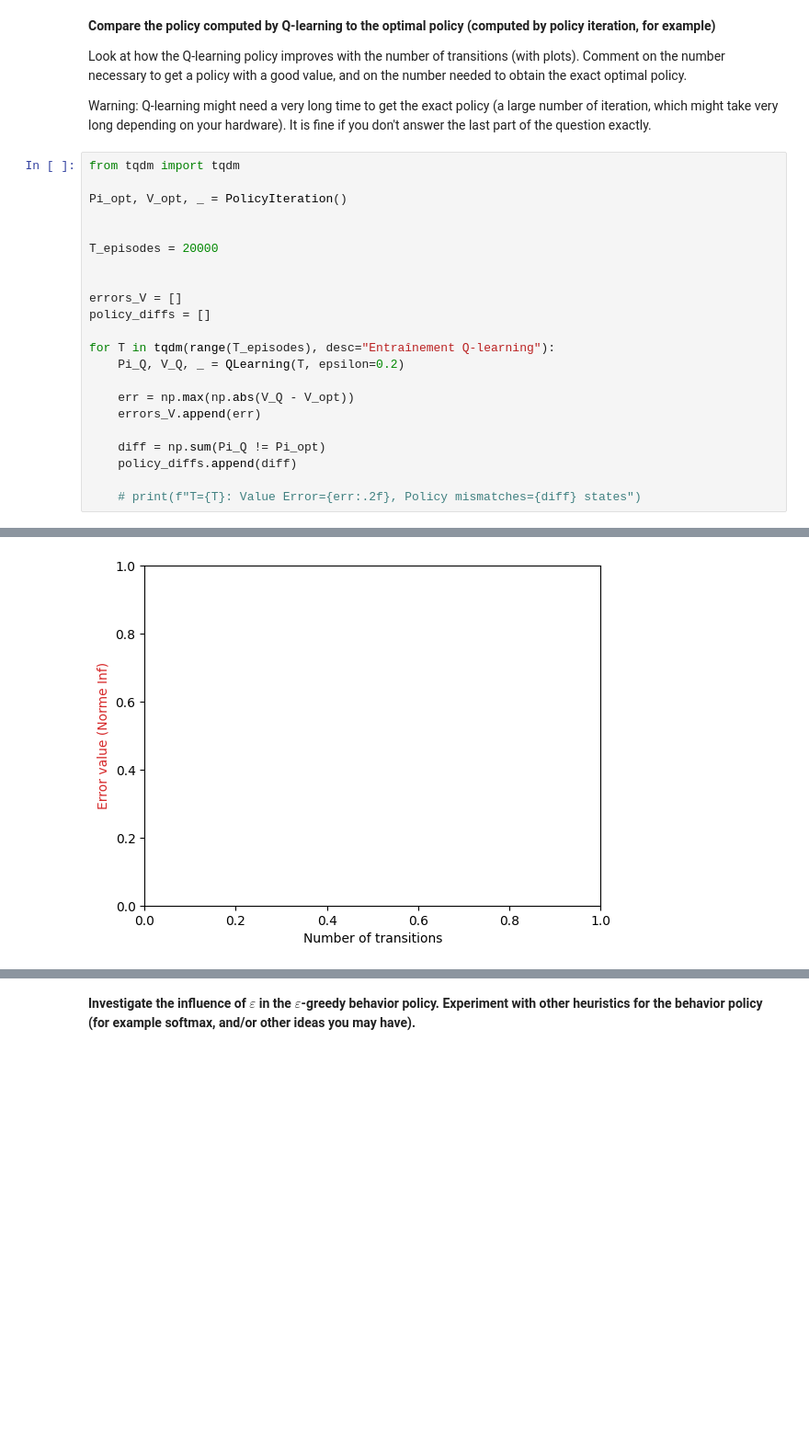
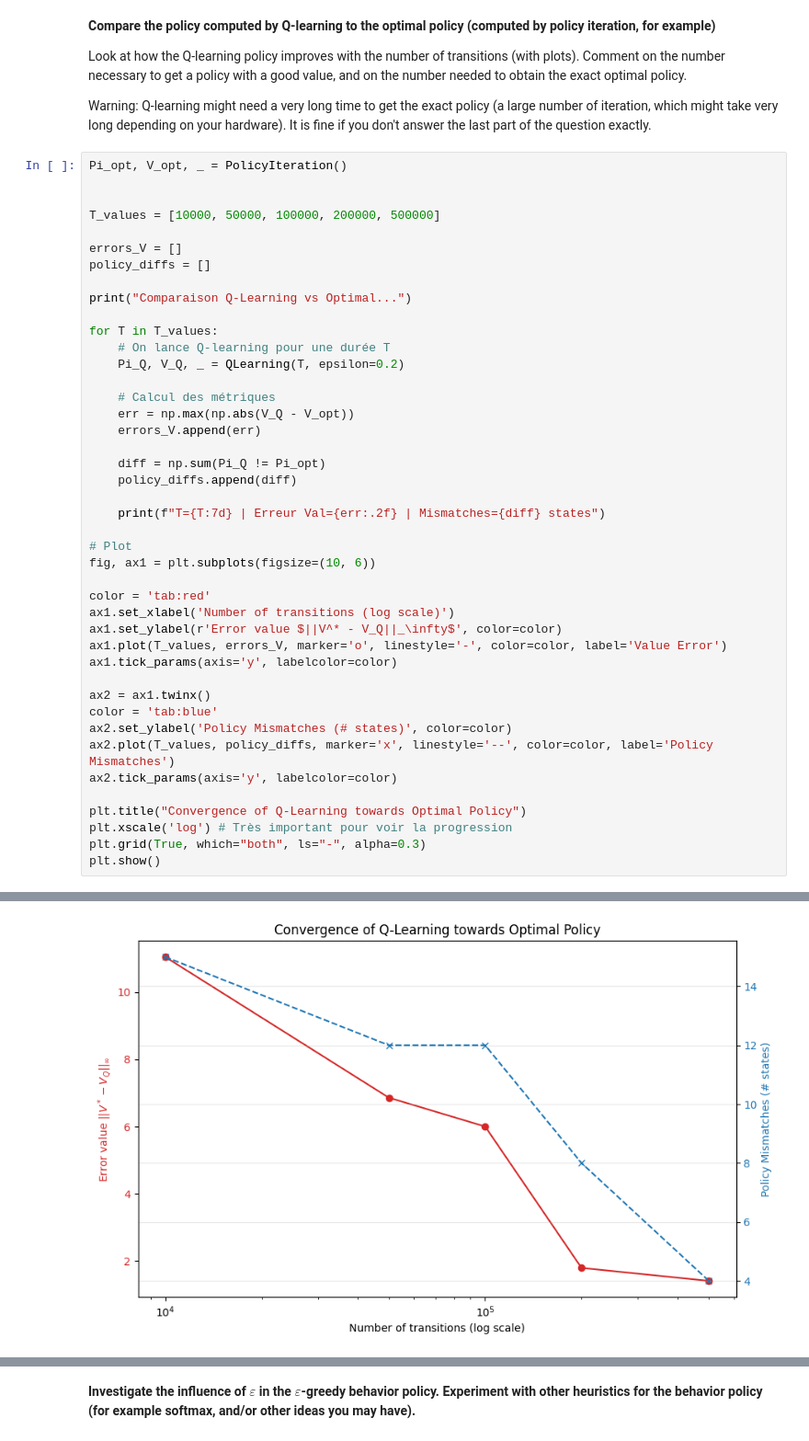
Before and after one commit to milanolivia/apprentissage_seq, a Jupyter notebook: TD0_QLearning.ipynb, the cells around one changed output, grey strips where cells are left out. Shown at 92% size. Cells and saved outputs as stored; diff of their text form; blank space fills up the shorter version.

```diff
--- a/TD0_QLearning.ipynb
+++ b/TD0_QLearning.ipynb
@@ -776,25 +776,46 @@ Look at how the Q-learning policy improves with the number of transitions (with
 
 Warning: Q-learning might need a very long time to get the exact policy (a large number of iteration, which might take very long depending on your hardware). It is fine if you don't answer the last part of the question exactly.
 # %%
-from tqdm import tqdm
-
 Pi_opt, V_opt, _ = PolicyIteration()
 
 
-T_episodes = 20000
-
+T_values = [10000, 50000, 100000, 200000, 500000]
 
 errors_V = []
 policy_diffs = []
 
-for T in tqdm(range(T_episodes), desc="Entraînement Q-learning"):
+print("Comparaison Q-Learning vs Optimal...")
+
+for T in T_values:
+    # On lance Q-learning pour une durée T
     Pi_Q, V_Q, _ = QLearning(T, epsilon=0.2)
 
+    # Calcul des métriques
     err = np.max(np.abs(V_Q - V_opt))
     errors_V.append(err)
 
     diff = np.sum(Pi_Q != Pi_opt)
     policy_diffs.append(diff)
 
-    # print(f"T={T}: Value Error={err:.2f}, Policy mismatches={diff} states")
+    print(f"T={T:7d} | Erreur Val={err:.2f} | Mismatches={diff} states")
+
+# Plot
+fig, ax1 = plt.subplots(figsize=(10, 6))
+
+color = 'tab:red'
+ax1.set_xlabel('Number of transitions (log scale)')
+ax1.set_ylabel(r'Error value $||V^* - V_Q||_\infty$', color=color)
+ax1.plot(T_values, errors_V, marker='o', linestyle='-', color=color, label='Value Error')
+ax1.tick_params(axis='y', labelcolor=color)
+
+ax2 = ax1.twinx()
+color = 'tab:blue'
+ax2.set_ylabel('Policy Mismatches (# states)', color=color)
+ax2.plot(T_values, policy_diffs, marker='x', linestyle='--', color=color, label='Policy Mismatches')
+ax2.tick_params(axis='y', labelcolor=color)
+
+plt.title("Convergence of Q-Learning towards Optimal Policy")
+plt.xscale('log') # Très important pour voir la progression
+plt.grid(True, which="both", ls="-", alpha=0.3)
+plt.show()
 # %% [output]
@@ -810 +828 @@ ValueError: x and y must have same first dimension, but have shapes (15,) and (2
-[figure, old version]
+[figure, new version]
```
Also changed, not shown: parts of 6 cells of this notebook.
